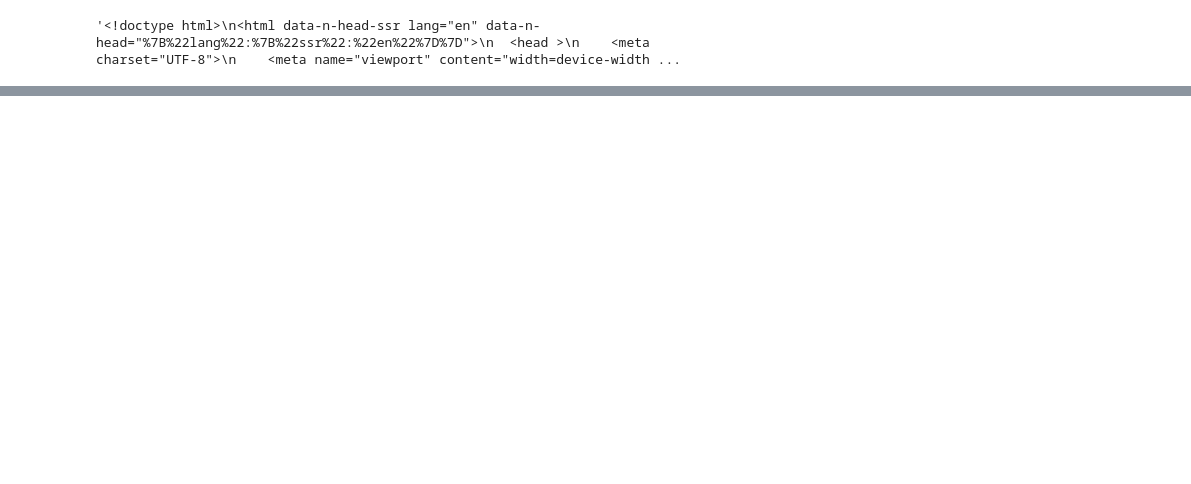
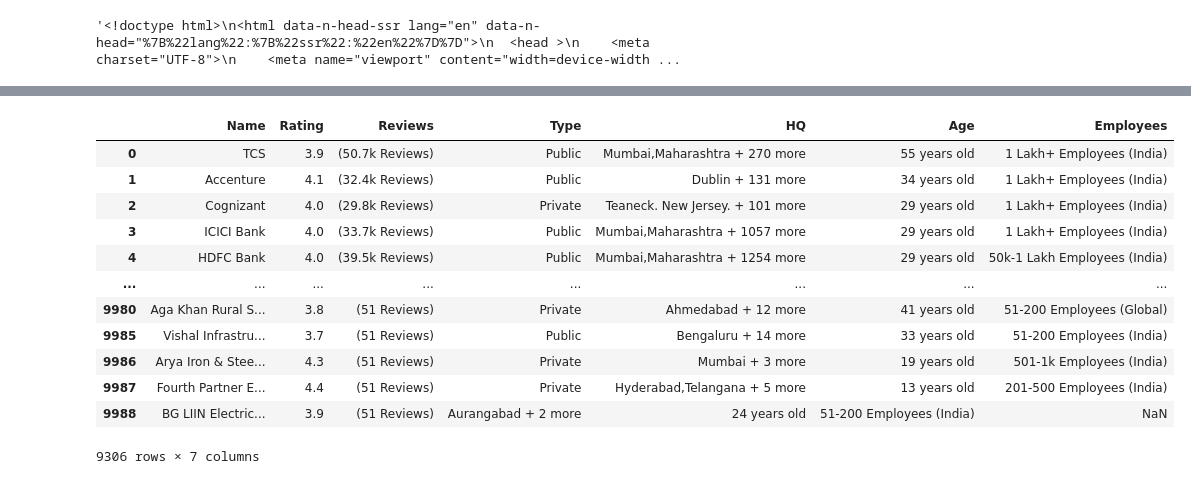
Before and after one commit to JigarT10/Web-Scrapping, a Jupyter notebook: webscrapping_of_companies.ipynb, the cells around one changed output, grey strips where cells are left out. Saved outputs shown, nothing was run; the diff lists cells and outputs as text; code cells hidden in the pictures; blank space fills up the shorter version.

```diff
--- a/webscrapping_of_companies.ipynb
+++ b/webscrapping_of_companies.ipynb
@@ -190,0 +297,17 @@ webpage
+# %%
+dataset.drop_duplicates(inplace=True)
+dataset
+# %% [output]
+|  | Name | Rating | Reviews | Type | HQ | Age | Employees |
+| 0 | TCS | 3.9 | (50.7k Reviews) | Public | Mumbai,Maharashtra + 270 more | 55 years old | 1 Lakh+ Employees (India) |
+| 1 | Accenture | 4.1 | (32.4k Reviews) | Public | Dublin + 131 more | 34 years old | 1 Lakh+ Employees (India) |
+| 2 | Cognizant | 4.0 | (29.8k Reviews) | Private | Teaneck. New Jersey. + 101 more | 29 years old | 1 Lakh+ Employees (India) |
+| 3 | ICICI Bank | 4.0 | (33.7k Reviews) | Public | Mumbai,Maharashtra + 1057 more | 29 years old | 1 Lakh+ Employees (India) |
+| 4 | HDFC Bank | 4.0 | (39.5k Reviews) | Public | Mumbai,Maharashtra + 1254 more | 29 years old | 50k-1 Lakh Employees (India) |
+| ... | ... | ... | ... | ... | ... | ... | ... |
+| 9980 | Aga Khan Rural S... | 3.8 | (51 Reviews) | Private | Ahmedabad + 12 more | 41 years old | 51-200 Employees (Global) |
+| 9985 | Vishal Infrastru... | 3.7 | (51 Reviews) | Public | Bengaluru + 14 more | 33 years old | 51-200 Employees (India) |
+| 9986 | Arya Iron & Stee... | 4.3 | (51 Reviews) | Private | Mumbai + 3 more | 19 years old | 501-1k Employees (India) |
+| 9987 | Fourth Partner E... | 4.4 | (51 Reviews) | Private | Hyderabad,Telangana + 5 more | 13 years old | 201-500 Employees (India) |
+| 9988 | BG LIIN Electric... | 3.9 | (51 Reviews) | Aurangabad + 2 more | 24 years old | 51-200 Employees (India) | NaN |
+9306 rows × 7 columns
```
Also changed, not shown: parts of 13 cells of this notebook.
